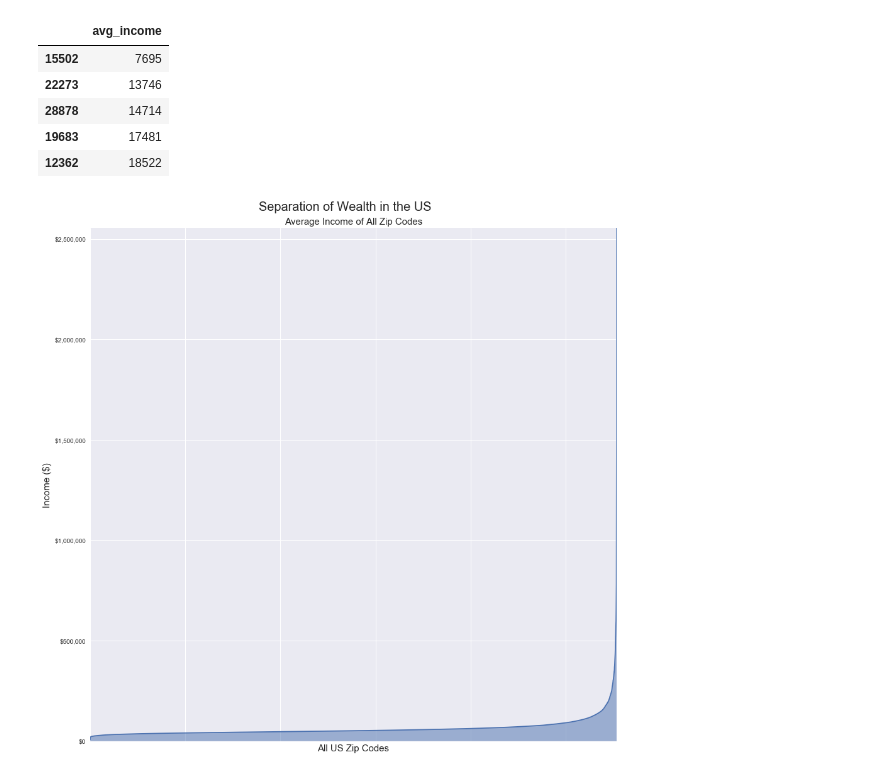
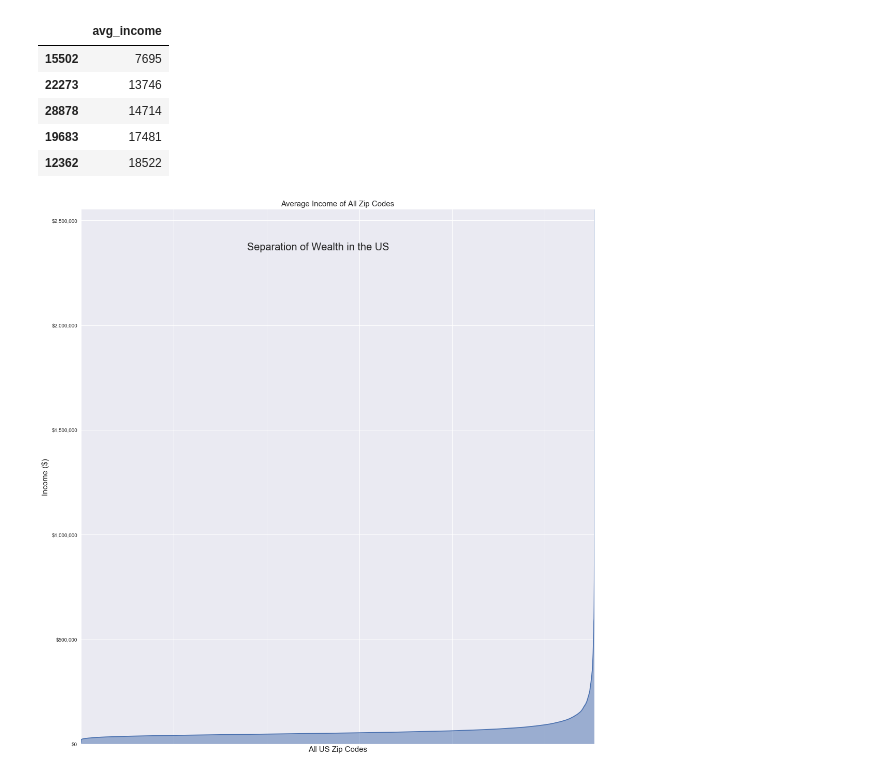
Before and after one commit to bobo333/data-explorations, a Jupyter notebook: chicago_potholes_and_income/Chicago Potholes.ipynb, the cells around one changed output. Drawn from its saved outputs; the diff is of its cells as text; code cells hidden in the pictures.

```diff
--- a/chicago_potholes_and_income/Chicago Potholes.ipynb
+++ b/chicago_potholes_and_income/Chicago Potholes.ipynb
@@ -793,4 +796,6 @@ with plt.style.context('dark_background'):
         m.plot(x, y, '.y', markersize=5)
 
     plt.annotate('Top 1% of All Zip Codes by Both Income and Capital Gains', color='lightgray', xy=(.5, 1), ha='center', xycoords='axes fraction', fontsize=20)
+    fig.tight_layout(pad=0.5)
+    fig.savefig('top_1_pct_income_and_capital_gains.png')
 # %% [output]
@@ -867,4 +872,6 @@ with plt.style.context('dark_background'):
 
     plt.annotate('Top and Bottom 1% of All Zip Codes by Income', color='lightgray', xy=(.5, 1), ha='center', xycoords='axes fraction', fontsize=20)
     plt.legend(loc='lower left', fontsize=15, markerscale=3)
+    fig.tight_layout(pad=0.5)
+    fig.savefig('top_and_bottom_1_pct_income.png')
 # %% [output]
@@ -872,6 +879,6 @@ with plt.style.context('dark_background'):
 # %%
 top_10_income = zip_code_with_ltln.sort_values('avg_income', ascending=False).iloc[:10]
-bottom_10_income = top_income = zip_code_with_ltln.sort_values('avg_income').iloc[:10]
+bottom_10_income = zip_code_with_ltln.sort_values('avg_income').iloc[:10]
 # %%
 top_10_income
 # %% [output]
@@ -926,4 +933,6 @@ with plt.style.context('dark_background'):
     plt.legend(fontsize=15, loc='lower left')
     plt.annotate('Top and Bottom 10 Zip Codes by Income', color='lightgray', xy=(.5, 1), ha='center', xycoords='axes fraction', fontsize=20)
     plt.annotate('Note: 2 of the top zip codes are very close together in\nSilicon Valley causing them to appear as 1', color='lightgray', xy=(.5, .95), ha='center', xycoords='axes fraction', fontsize=15)
+    fig.tight_layout(pad=0.5)
+    fig.savefig('top_and_bottom_10_income.png')
 # %% [output]
@@ -952,15 +961,17 @@ new_df = new_df.reset_index(drop=True)
 # %%
 fig = plt.figure(figsize=(15, 15))
 ax = plt.axes()
 ax.margins(0)
 
 ax.plot(new_df);
 ax.fill_between(new_df.index, 0, new_df['avg_income'], alpha=.5);
 ax.set_ylabel('Income ($)', fontsize=15);
 ax.tick_params('x', labelbottom=False)
 ax.set_xlabel('All US Zip Codes', fontsize=15);
 fig.suptitle('Separation of Wealth in the US', fontsize=20, y=.92)
 ax.set_title('Average Income of All Zip Codes', fontsize=15);
 ax.yaxis.set_major_formatter(matplotlib.ticker.FuncFormatter(lambda x, p: '$' + format(int(x), ',')))
+fig.tight_layout(pad=0.5)
+fig.savefig('separation_of_wealth_by_zipcode.png')
 # %% [output]
-[figure, old version]
+[figure, new version]
```
Also changed, not shown: parts of 5 cells of this notebook.
